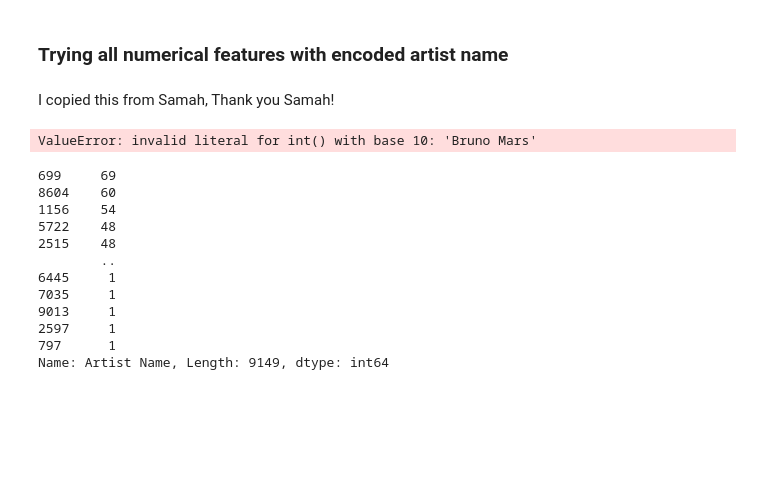
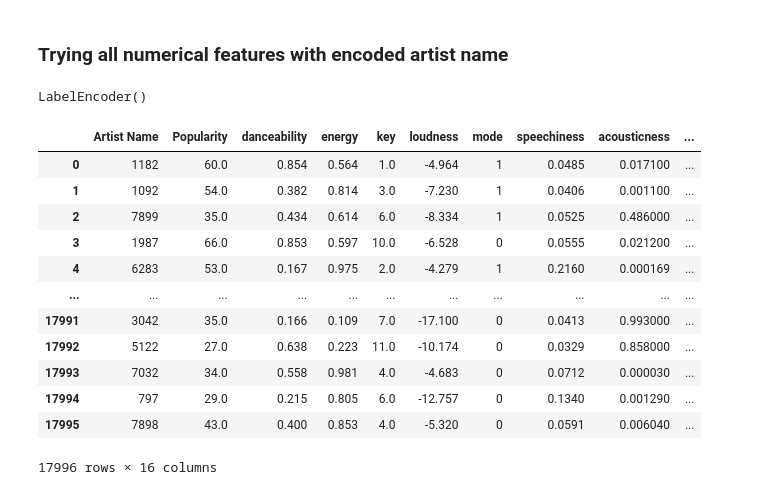
Before and after one commit to rawanalqarni/Music_Dataset, a Jupyter notebook: Marya_KNN/Music_KNN.ipynb, the cells around one changed output. Drawn from its saved outputs; the diff is of its cells as text; code cells hidden in the pictures; blank space fills up the shorter version.

```diff
--- a/Marya_KNN/Music_KNN.ipynb
+++ b/Marya_KNN/Music_KNN.ipynb
@@ -341,5 +373,3 @@ disp = ConfusionMatrixDisplay(confusion_matrix=cmn)
 Better accuracy but it still not enough
 # %% [markdown]
 ### Trying all numerical features with encoded artist name
-# %% [markdown]
-I copied this from Samah, Thank you Samah!
@@ -352,10 +375,0 @@ col_list = list(music_df.columns)
-# %%
-temp_df = music_df.iloc[:,:].values
-Artist = LabelEncoder()
-temp_df[:,1]=Artist.fit_transform(temp_df[:,1])
-ct = ColumnTransformer(transformers=[('Artistencode'),OneHotEncoder,[1]], remainder='passthrough')
-temp_df = pd.DataFrame(temp_df, columns=list(music_df.columns))
-music_df['Artist Name'] = temp_df['Artist Name']
-music_df['Artist Name'] = music_df['Artist Name'].astype(int)
-# %% [output]
-ValueError: invalid literal for int() with base 10: 'Bruno Mars'
@@ -362,15 +379,23 @@ ValueError: invalid literal for int() with base 10: 'Bruno Mars'
+# %%
+#start encoding artist name
+le = preprocessing.LabelEncoder()
+le.fit(music_df['Artist Name'])
+# %% [output]
+LabelEncoder()
 # %%
-music_df['Artist Name'].value_counts()
+music_df['Artist Name']=le.transform(music_df['Artist Name'])
+music_df
 # %% [output]
+|  | Artist Name | Popularity | danceability | energy | key | loudness | mode | speechiness | acousticness | ... |
+| 0 | 1182 | 60.0 | 0.854 | 0.564 | 1.0 | -4.964 | 1 | 0.0485 | 0.017100 | ... |
+| 1 | 1092 | 54.0 | 0.382 | 0.814 | 3.0 | -7.230 | 1 | 0.0406 | 0.001100 | ... |
+| 2 | 7899 | 35.0 | 0.434 | 0.614 | 6.0 | -8.334 | 1 | 0.0525 | 0.486000 | ... |
+| 3 | 1987 | 66.0 | 0.853 | 0.597 | 10.0 | -6.528 | 0 | 0.0555 | 0.021200 | ... |
+| 4 | 6283 | 53.0 | 0.167 | 0.975 | 2.0 | -4.279 | 1 | 0.2160 | 0.000169 | ... |
+| ... | ... | ... | ... | ... | ... | ... | ... | ... | ... | ... |
+| 17991 | 3042 | 35.0 | 0.166 | 0.109 | 7.0 | -17.100 | 0 | 0.0413 | 0.993000 | ... |
+| 17992 | 5122 | 27.0 | 0.638 | 0.223 | 11.0 | -10.174 | 0 | 0.0329 | 0.858000 | ... |
+| 17993 | 7032 | 34.0 | 0.558 | 0.981 | 4.0 | -4.683 | 0 | 0.0712 | 0.000030 | ... |
+| 17994 | 797 | 29.0 | 0.215 | 0.805 | 6.0 | -12.757 | 0 | 0.1340 | 0.001290 | ... |
+| 17995 | 7898 | 43.0 | 0.400 | 0.853 | 4.0 | -5.320 | 0 | 0.0591 | 0.006040 | ... |
-699     69
-8604    60
-1156    54
-5722    48
-2515    48
-        ..
-6445     1
-7035     1
-9013     1
-2597     1
-797      1
-Name: Artist Name, Length: 9149, dtype: int64
+17996 rows × 16 columns
```
Also changed, not shown: parts of 25 cells of this notebook.
